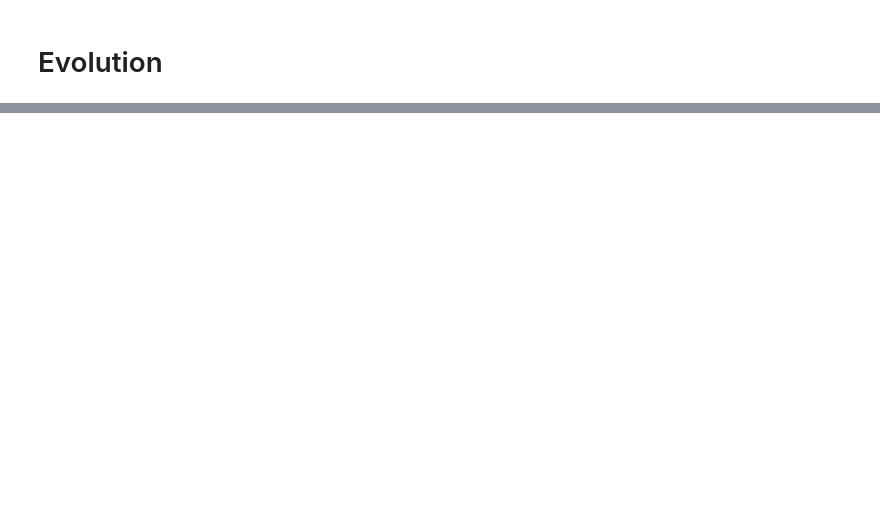
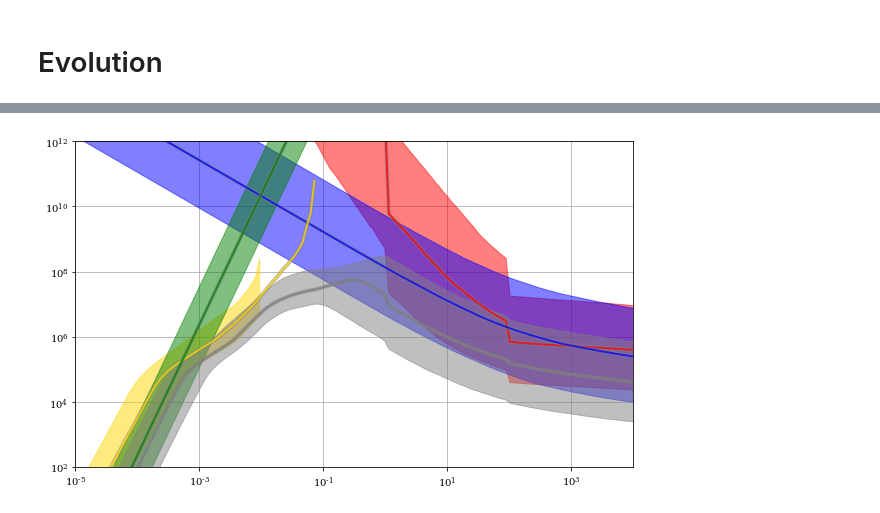
Before and after one commit to mikekatz04/Illustris_LISA_paper, a Jupyter notebook: code/lzk.ipynb, the cells around one changed output, grey strips where cells are left out. Saved outputs shown, nothing was run; the diff lists cells and outputs as text; code cells hidden in the pictures; blank space fills up the shorter version.

```diff
--- a/code/lzk.ipynb
+++ b/code/lzk.ipynb
@@ -26,7 +23,0 @@ plt.rcParams.update({'grid.alpha': 0.5})
-# %%
-PATH_INPUT_DATA = ("/Users/lzkelley/Research/working/arepo/illustris/redesign/mike_katz/illustris_LISA_paper/data/"
-                   "density_profiles.txt")
-
-# np.loadtxt(PATH_INPUT_DATA, dtype={names: []})
-data = np.genfromtxt(PATH_INPUT_DATA, names=True)
-print("Shape = ", data.shape, " Names = ", data.dtype.names)
@@ -62,9 +30,13 @@ test =  9491
 # %%
 # PATH_INPUT_DATA = ("/Users/lzkelley/Research/working/arepo/illustris/redesign/mike_katz/illustris_LISA_paper/code/"
 #                    "simulation_input_data.txt")
-PATH_INPUT_DATA = ("/Users/lzkelley/Research/working/arepo/illustris/redesign/mike_katz/illustris_LISA_paper/data/"
-                   "simulation_input_data.txt")
+# PATH_INPUT_DATA = ("/Users/lzkelley/Research/working/arepo/illustris/redesign/mike_katz/illustris_LISA_paper/data/"
+#                    "simulation_input_data.txt")
 #                    "test_input_data.txt")
+# cwd = os.path.realpath(os.path.curdir)
+# print(cwd)
+# print(os.listdir(cwd))
+PATH_INPUT_DATA = os.path.realpath("./simulation_input_data_lzk.txt")
 
 evolver = evolve_lzk.EvolveLZK(PATH_INPUT_DATA, verbose=True)
 # %% [output]
@@ -100,3 +98,34 @@ reload(zplot)
+# %%
+# evolver.dad
+
+names = ['df', 'sc', 'cd', 'gw', None]
+colors = ['red', 'blue', 'gold', 'green', '0.5']
+
+fig, ax = plt.subplots(figsize=[10, 6])
+ax.set(xscale='log', yscale='log')
+zplot.set_grid(ax)
+
+xx = evolver.rads
+percs = 100 * sp.stats.norm.cdf([-0.5, 0.0, 0.5])
+
+for ii, (nn, cc) in enumerate(zip(names, colors)):
+    data = getattr(evolver, "dadt_" + nn) if (nn is not None) else evolver.dadt
+    yy = np.percentile(-xx/data, percs, axis=0)/YR
+    ax.plot(xx/PC, yy[1, :], color='0.5', lw=4.0, alpha=0.5)
+    ax.plot(xx/PC, yy[1, :], color=cc, lw=2.0, alpha=0.75)
+    ax.fill_between(xx/PC, yy[0, :], yy[-1, :], color=cc, edgecolor='none', alpha=0.5)
+#     if nn == 'gw':
+#         print(zmath.minmax(data))
+#         print(yy[0, :])
+#         print(yy[-1, :])
+
+zplot.set_lim(ax, 'x', lo=1e-5, at='least')
+zplot.set_lim(ax, 'x', hi=1e4, at='most')
+zplot.set_lim(ax, 'y', lo=1e2, at='least')
+zplot.set_lim(ax, 'y', hi=1e12, at='most')
+plt.show()
+# %% [output]
+[figure, added]
 # %%
 NBINS = 14
 
```
Also changed, not shown: parts of 9 cells of this notebook, 7 other files.
